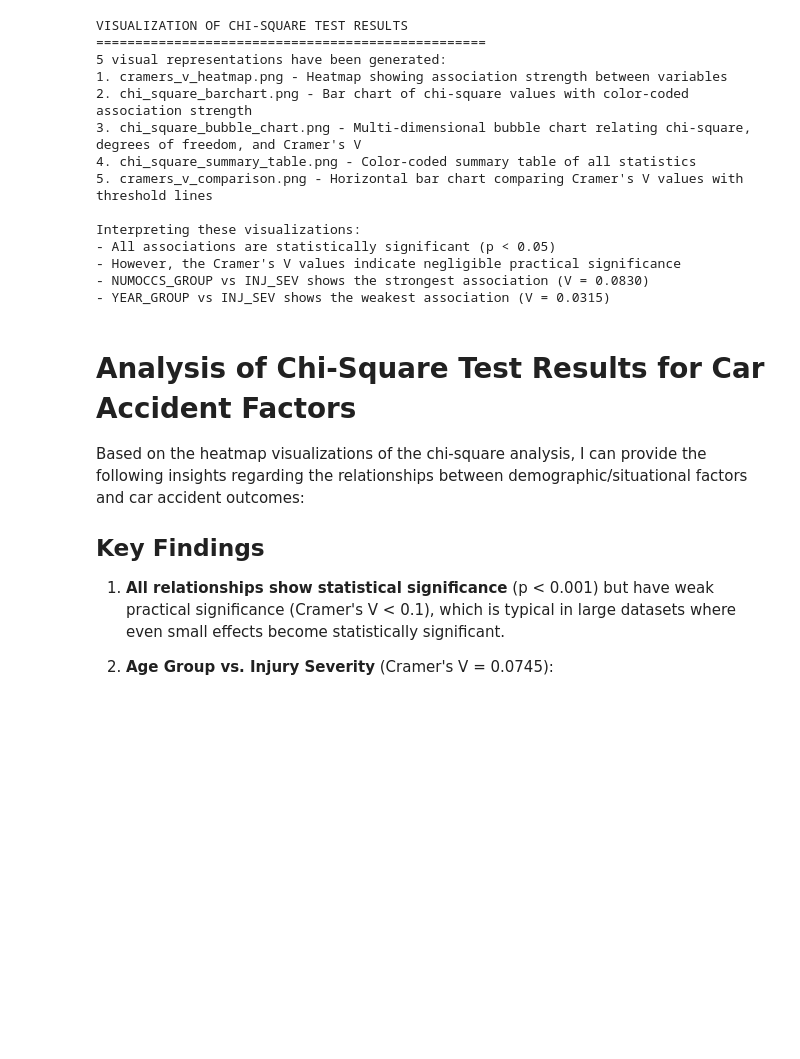
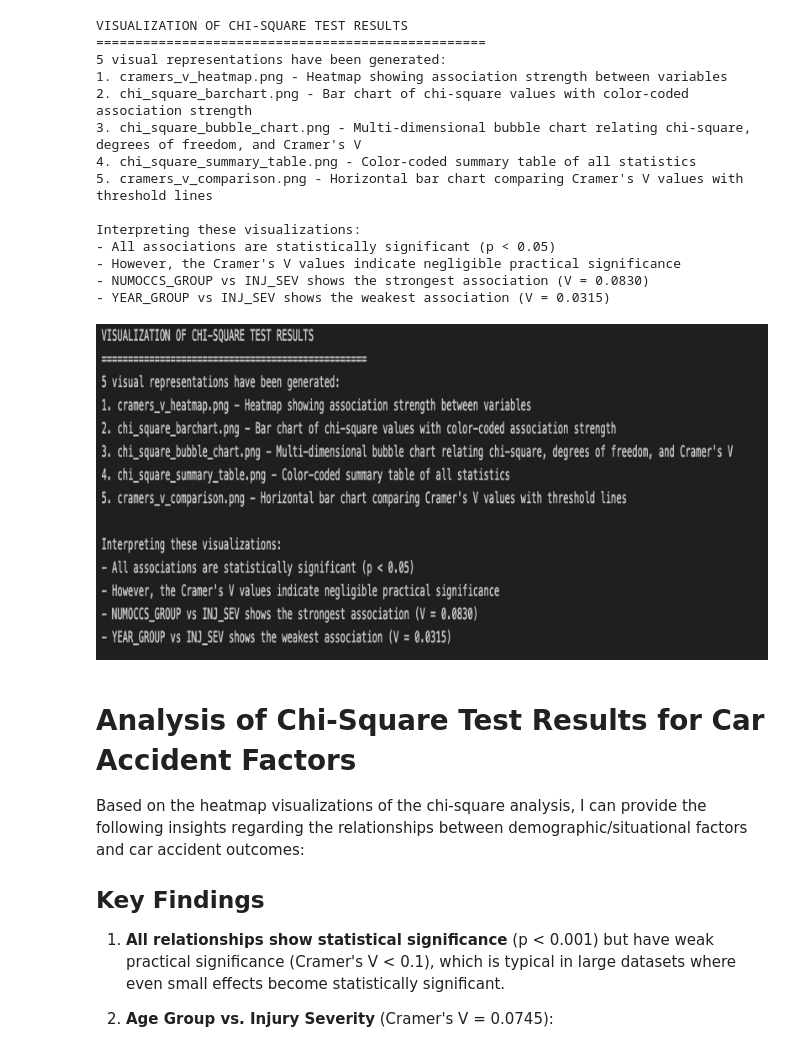
Before and after one commit to LMY014/Math189-Project, a Jupyter notebook: HT_chisquare.ipynb, the cells around one changed output. Drawn from its saved outputs; the diff is of its cells as text; code cells hidden in the pictures; blank space fills up the shorter version.

```diff
--- a/HT_chisquare.ipynb
+++ b/HT_chisquare.ipynb
@@ -446,6 +451,11 @@ Interpreting these visualizations:
 - However, the Cramer's V values indicate negligible practical significance
 - NUMOCCS_GROUP vs INJ_SEV shows the strongest association (V = 0.0830)
 - YEAR_GROUP vs INJ_SEV shows the weakest association (V = 0.0315)
+# %%
+img = Image.open("/Users/amber14/Desktop/Math189-Project/Visualization of Chi-sqaure test result.png")
+display(img.resize((2000, 1000)))
+# %% [output]
+[figure, added]
 # %% [markdown]
 # Analysis of Chi-Square Test Results for Car Accident Factors
 
```
Also changed, not shown: parts of 2 cells of this notebook, 2 other files.
